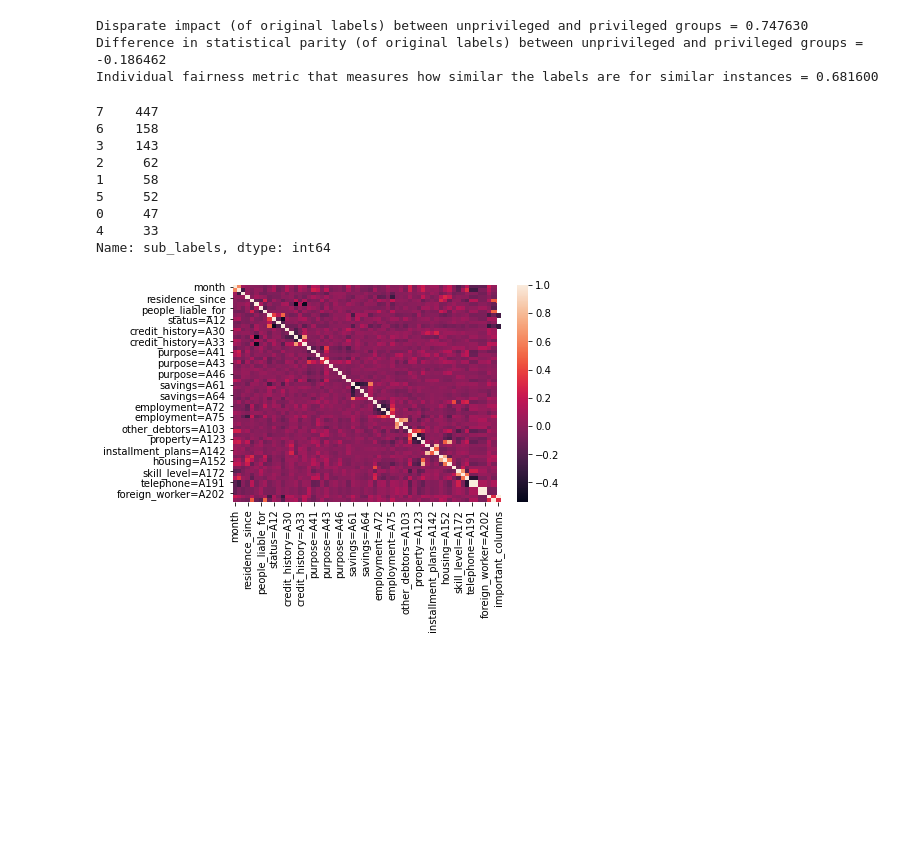
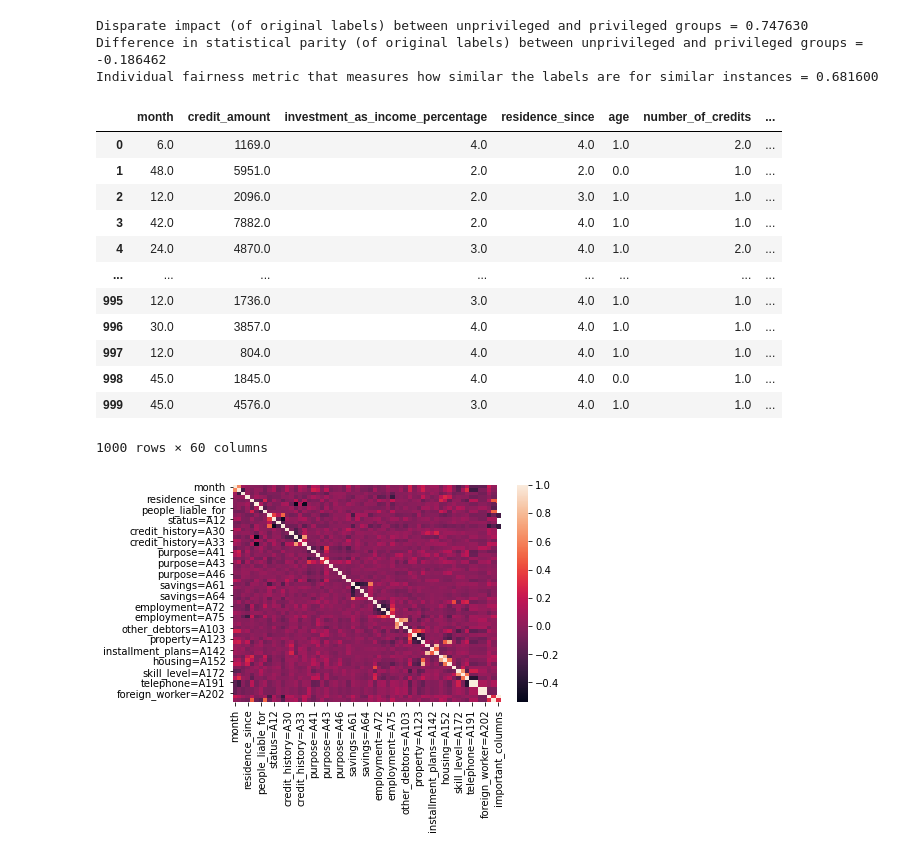
Before and after one commit to bendiste/Algorithmic-Fairness, a Jupyter notebook: Implementation/Jupyter_Notebooks/German_example.ipynb, the cells around one changed output. Saved outputs shown, nothing was run; the diff lists cells and outputs as text; code cells hidden in the pictures; blank space fills up the shorter version.

```diff
--- a/Implementation/Jupyter_Notebooks/German_example.ipynb
+++ b/Implementation/Jupyter_Notebooks/German_example.ipynb
@@ -39,19 +59,24 @@ Individual fairness metric that measures how similar the labels are for similar
 # %%
 # Creating the snythetic sub-class label column and num-cat columns identification
 orig_df, num_list, cat_list = preprocess(dataset_orig, sens_attr, decision_label)
 
-# The list of sub-group sizes in the dataset (to monitor the dist. of sub-groups)
-orig_df['sub_labels'].value_counts()
+# # The list of sub-group sizes in the dataset (to monitor the dist. of sub-groups)
+# orig_df['sub_labels'].value_counts()
+orig_df
 # %% [output]
+|  | month | credit_amount | investment_as_income_percentage | residence_since | age | number_of_credits | ... |
+| 0 | 6.0 | 1169.0 | 4.0 | 4.0 | 1.0 | 2.0 | ... |
+| 1 | 48.0 | 5951.0 | 2.0 | 2.0 | 0.0 | 1.0 | ... |
+| 2 | 12.0 | 2096.0 | 2.0 | 3.0 | 1.0 | 1.0 | ... |
+| 3 | 42.0 | 7882.0 | 2.0 | 4.0 | 1.0 | 1.0 | ... |
+| 4 | 24.0 | 4870.0 | 3.0 | 4.0 | 1.0 | 2.0 | ... |
+| ... | ... | ... | ... | ... | ... | ... | ... |
+| 995 | 12.0 | 1736.0 | 3.0 | 4.0 | 1.0 | 1.0 | ... |
+| 996 | 30.0 | 3857.0 | 4.0 | 4.0 | 1.0 | 1.0 | ... |
+| 997 | 12.0 | 804.0 | 4.0 | 4.0 | 1.0 | 1.0 | ... |
+| 998 | 45.0 | 1845.0 | 4.0 | 4.0 | 0.0 | 1.0 | ... |
+| 999 | 45.0 | 4576.0 | 3.0 | 4.0 | 1.0 | 1.0 | ... |
-7    447
-6    158
-3    143
-2     62
-1     58
-5     52
-0     47
-4     33
-Name: sub_labels, dtype: int64
+1000 rows × 60 columns
 # %%
 #check correlation of the columns
 import seaborn as sns
```
Also changed, not shown: parts of 1 cell of this notebook, 9 other files.
